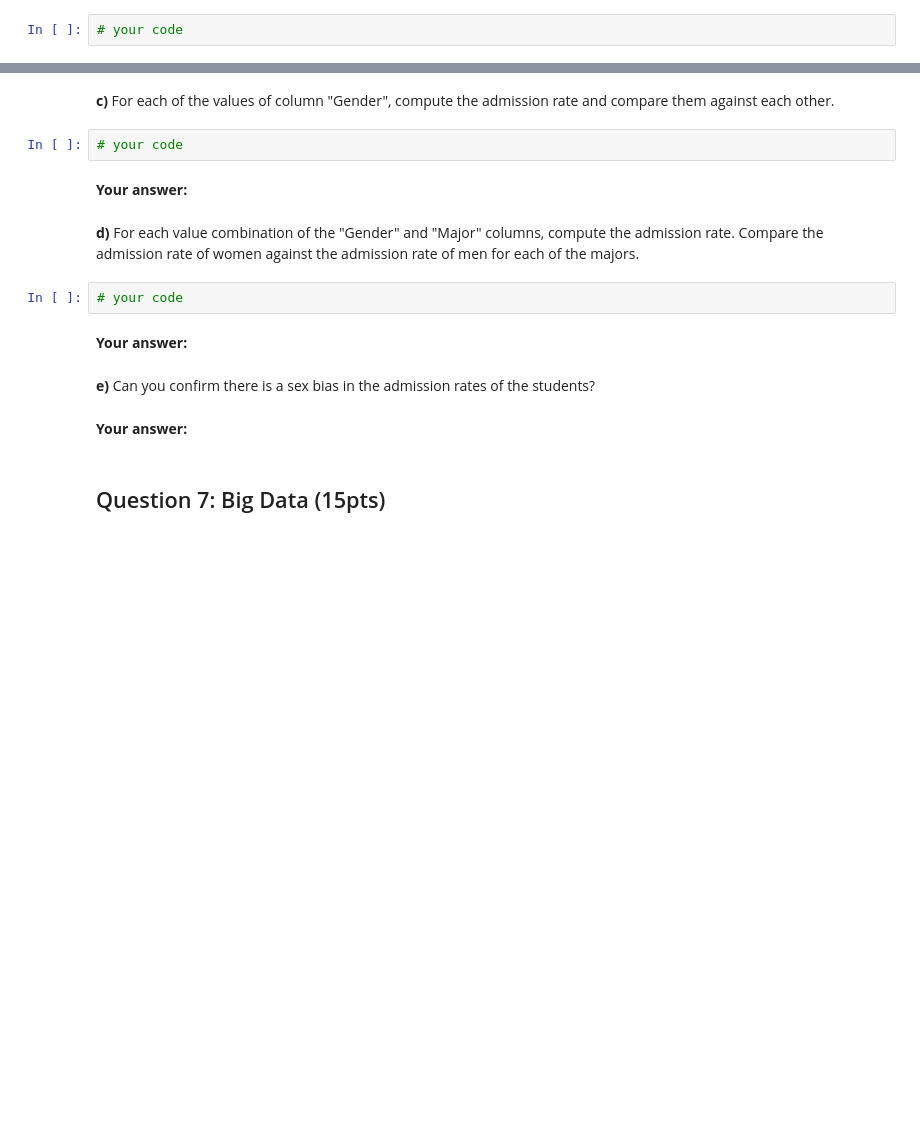
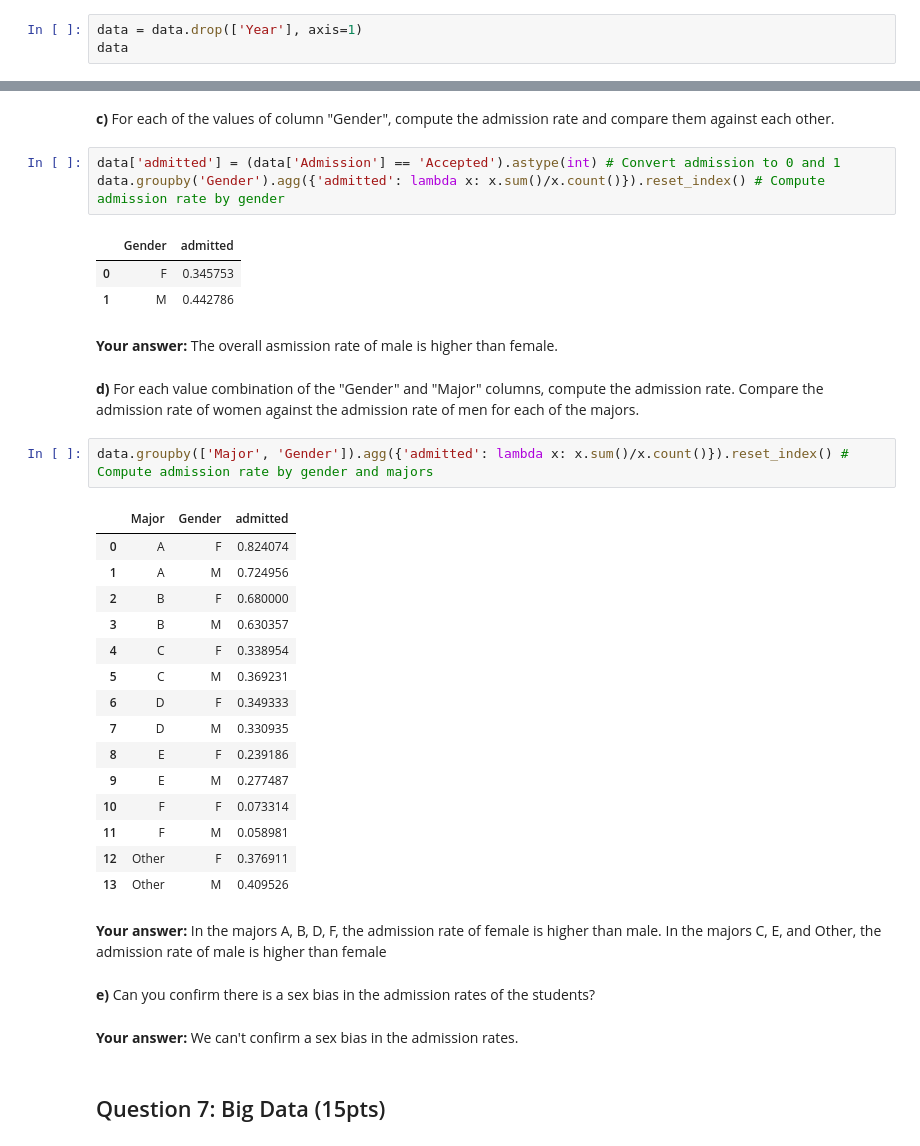
Before and after one commit to mnghiap/ids22, a Jupyter notebook: assignment2/assignment2.ipynb, the cells around one changed output, grey strips where cells are left out. Drawn from its saved outputs; the diff is of its cells as text; blank space fills up the shorter version.

```diff
--- a/assignment2/assignment2.ipynb
+++ b/assignment2/assignment2.ipynb
@@ -1347,4 +1362,5 @@ Upload the data from the `berkeley.csv` file and load it into a dataframe named
 # %% [markdown]
 **b)** Remove the "Year" column as it does not contain any information in this dataset (all years are 1973.)
 # %%
-# your code
+data = data.drop(['Year'], axis=1)
+data
@@ -1351,19 +1381,40 @@ Upload the data from the `berkeley.csv` file and load it into a dataframe named
 # %% [markdown]
 **c)** For each of the values of column "Gender", compute the admission rate and compare them against each other.
 # %%
-# your code
+data['admitted'] = (data['Admission'] == 'Accepted').astype(int) # Convert admission to 0 and 1
+data.groupby('Gender').agg({'admitted': lambda x: x.sum()/x.count()}).reset_index() # Compute admission rate by gender
+# %% [output]
+|  | Gender | admitted |
+| 0 | F | 0.345753 |
+| 1 | M | 0.442786 |
 # %% [markdown]
-**Your answer:**
+**Your answer:** The overall asmission rate of male is higher than female.
 # %% [markdown]
 **d)** For each value combination of the "Gender" and "Major" columns, compute the admission rate. Compare the admission rate of women against the admission rate of men for each of the majors.
 # %%
-# your code
+data.groupby(['Major', 'Gender']).agg({'admitted': lambda x: x.sum()/x.count()}).reset_index() # Compute admission rate by gender and majors
+# %% [output]
+|  | Major | Gender | admitted |
+| 0 | A | F | 0.824074 |
+| 1 | A | M | 0.724956 |
+| 2 | B | F | 0.680000 |
+| 3 | B | M | 0.630357 |
+| 4 | C | F | 0.338954 |
+| 5 | C | M | 0.369231 |
+| 6 | D | F | 0.349333 |
+| 7 | D | M | 0.330935 |
+| 8 | E | F | 0.239186 |
+| 9 | E | M | 0.277487 |
+| 10 | F | F | 0.073314 |
+| 11 | F | M | 0.058981 |
+| 12 | Other | F | 0.376911 |
+| 13 | Other | M | 0.409526 |
 # %% [markdown]
-**Your answer:**
+**Your answer:** In the majors A, B, D, F, the admission rate of female is higher than male. In the majors C, E, and Other, the admission rate of male is higher than female
 # %% [markdown]
 **e)** Can you confirm there is a sex bias in the admission rates of the students?
 # %% [markdown]
-**Your answer:**
+**Your answer:** We can't confirm a sex bias in the admission rates.
 # %% [markdown]
 ## Question 7: Big Data (15pts)
 # %%
```
Also changed, not shown: parts of 2 cells of this notebook.
